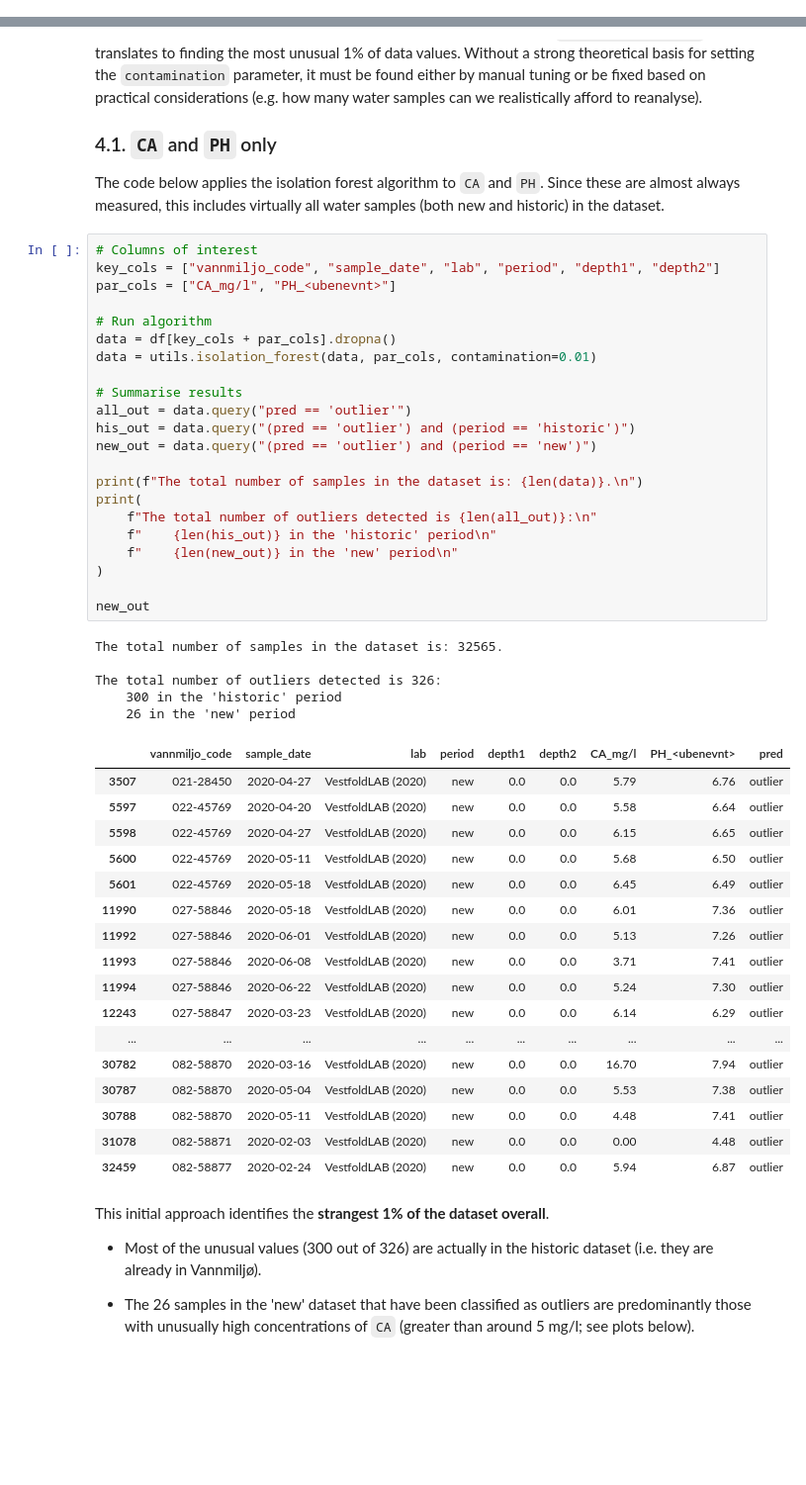
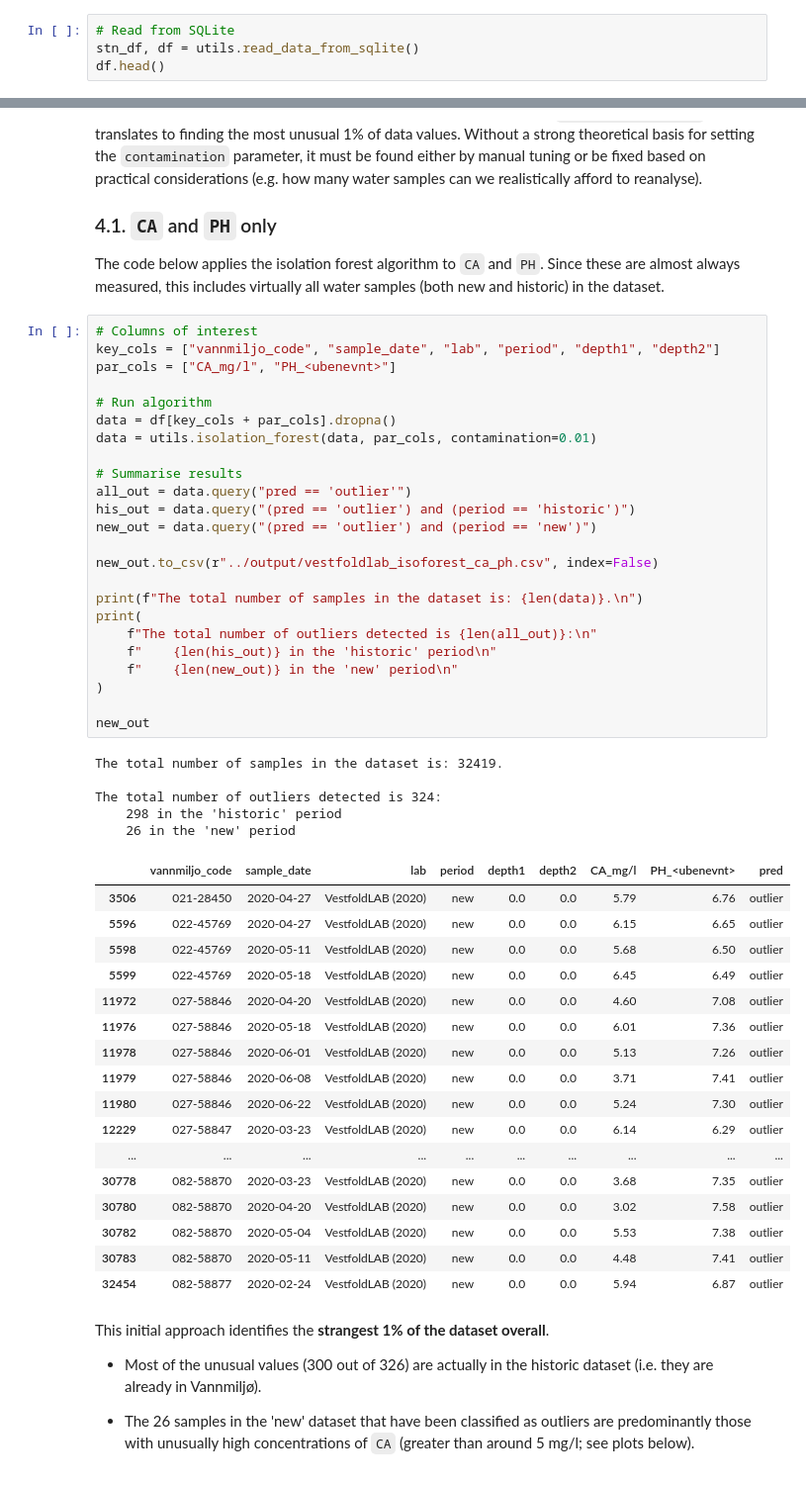
Before and after one commit to NIVANorge/tiltaksovervakingen, a Jupyter notebook: notebooks/03_outlier_detection.ipynb, the cells around one changed output, grey strips where cells are left out. Shown at 99% size. Cells and saved outputs as stored; diff of their text form; blank space fills up the shorter version.

```diff
--- a/notebooks/03_outlier_detection.ipynb
+++ b/notebooks/03_outlier_detection.ipynb
@@ -69,0 +27,4 @@ df.head()
+# %%
+# Read from SQLite
+stn_df, df = utils.read_data_from_sqlite()
+df.head()
@@ -121,48 +90,50 @@ The code below applies the isolation forest algorithm to `CA` and `PH`. Since th
 # %%
 # Columns of interest
 key_cols = ["vannmiljo_code", "sample_date", "lab", "period", "depth1", "depth2"]
 par_cols = ["CA_mg/l", "PH_<ubenevnt>"]
 
 # Run algorithm
 data = df[key_cols + par_cols].dropna()
 data = utils.isolation_forest(data, par_cols, contamination=0.01)
 
 # Summarise results
 all_out = data.query("pred == 'outlier'")
 his_out = data.query("(pred == 'outlier') and (period == 'historic')")
 new_out = data.query("(pred == 'outlier') and (period == 'new')")
 
+new_out.to_csv(r"../output/vestfoldlab_isoforest_ca_ph.csv", index=False)
+
 print(f"The total number of samples in the dataset is: {len(data)}.\n")
 print(
     f"The total number of outliers detected is {len(all_out)}:\n"
     f"    {len(his_out)} in the 'historic' period\n"
     f"    {len(new_out)} in the 'new' period\n"
 )
 
 new_out
 # %% [output]
-The total number of samples in the dataset is: 32565.
+The total number of samples in the dataset is: 32419.
 
-The total number of outliers detected is 326:
-    300 in the 'historic' period
+The total number of outliers detected is 324:
+    298 in the 'historic' period
     26 in the 'new' period
 |  | vannmiljo_code | sample_date | lab | period | depth1 | depth2 | CA_mg/l | PH_<ubenevnt> | pred |
-| 3507 | 021-28450 | 2020-04-27 | VestfoldLAB (2020) | new | 0.0 | 0.0 | 5.79 | 6.76 | outlier |
-| 5597 | 022-45769 | 2020-04-20 | VestfoldLAB (2020) | new | 0.0 | 0.0 | 5.58 | 6.64 | outlier |
-| 5598 | 022-45769 | 2020-04-27 | VestfoldLAB (2020) | new | 0.0 | 0.0 | 6.15 | 6.65 | outlier |
-| 5600 | 022-45769 | 2020-05-11 | VestfoldLAB (2020) | new | 0.0 | 0.0 | 5.68 | 6.50 | outlier |
-| 5601 | 022-45769 | 2020-05-18 | VestfoldLAB (2020) | new | 0.0 | 0.0 | 6.45 | 6.49 | outlier |
-| 11990 | 027-58846 | 2020-05-18 | VestfoldLAB (2020) | new | 0.0 | 0.0 | 6.01 | 7.36 | outlier |
-| 11992 | 027-58846 | 2020-06-01 | VestfoldLAB (2020) | new | 0.0 | 0.0 | 5.13 | 7.26 | outlier |
-| 11993 | 027-58846 | 2020-06-08 | VestfoldLAB (2020) | new | 0.0 | 0.0 | 3.71 | 7.41 | outlier |
-| 11994 | 027-58846 | 2020-06-22 | VestfoldLAB (2020) | new | 0.0 | 0.0 | 5.24 | 7.30 | outlier |
-| 12243 | 027-58847 | 2020-03-23 | VestfoldLAB (2020) | new | 0.0 | 0.0 | 6.14 | 6.29 | outlier |
+| 3506 | 021-28450 | 2020-04-27 | VestfoldLAB (2020) | new | 0.0 | 0.0 | 5.79 | 6.76 | outlier |
+| 5596 | 022-45769 | 2020-04-27 | VestfoldLAB (2020) | new | 0.0 | 0.0 | 6.15 | 6.65 | outlier |
+| 5598 | 022-45769 | 2020-05-11 | VestfoldLAB (2020) | new | 0.0 | 0.0 | 5.68 | 6.50 | outlier |
+| 5599 | 022-45769 | 2020-05-18 | VestfoldLAB (2020) | new | 0.0 | 0.0 | 6.45 | 6.49 | outlier |
+| 11972 | 027-58846 | 2020-04-20 | VestfoldLAB (2020) | new | 0.0 | 0.0 | 4.60 | 7.08 | outlier |
+| 11976 | 027-58846 | 2020-05-18 | VestfoldLAB (2020) | new | 0.0 | 0.0 | 6.01 | 7.36 | outlier |
+| 11978 | 027-58846 | 2020-06-01 | VestfoldLAB (2020) | new | 0.0 | 0.0 | 5.13 | 7.26 | outlier |
+| 11979 | 027-58846 | 2020-06-08 | VestfoldLAB (2020) | new | 0.0 | 0.0 | 3.71 | 7.41 | outlier |
+| 11980 | 027-58846 | 2020-06-22 | VestfoldLAB (2020) | new | 0.0 | 0.0 | 5.24 | 7.30 | outlier |
+| 12229 | 027-58847 | 2020-03-23 | VestfoldLAB (2020) | new | 0.0 | 0.0 | 6.14 | 6.29 | outlier |
 | ... | ... | ... | ... | ... | ... | ... | ... | ... | ... |
-| 30782 | 082-58870 | 2020-03-16 | VestfoldLAB (2020) | new | 0.0 | 0.0 | 16.70 | 7.94 | outlier |
-| 30787 | 082-58870 | 2020-05-04 | VestfoldLAB (2020) | new | 0.0 | 0.0 | 5.53 | 7.38 | outlier |
-| 30788 | 082-58870 | 2020-05-11 | VestfoldLAB (2020) | new | 0.0 | 0.0 | 4.48 | 7.41 | outlier |
-| 31078 | 082-58871 | 2020-02-03 | VestfoldLAB (2020) | new | 0.0 | 0.0 | 0.00 | 4.48 | outlier |
-| 32459 | 082-58877 | 2020-02-24 | VestfoldLAB (2020) | new | 0.0 | 0.0 | 5.94 | 6.87 | outlier |
+| 30778 | 082-58870 | 2020-03-23 | VestfoldLAB (2020) | new | 0.0 | 0.0 | 3.68 | 7.35 | outlier |
+| 30780 | 082-58870 | 2020-04-20 | VestfoldLAB (2020) | new | 0.0 | 0.0 | 3.02 | 7.58 | outlier |
+| 30782 | 082-58870 | 2020-05-04 | VestfoldLAB (2020) | new | 0.0 | 0.0 | 5.53 | 7.38 | outlier |
+| 30783 | 082-58870 | 2020-05-11 | VestfoldLAB (2020) | new | 0.0 | 0.0 | 4.48 | 7.41 | outlier |
+| 32454 | 082-58877 | 2020-02-24 | VestfoldLAB (2020) | new | 0.0 | 0.0 | 5.94 | 6.87 | outlier |
 # %% [markdown]
 This initial approach identifies the **strangest 1% of the dataset overall**.
 
```
Also changed, not shown: parts of 11 cells of this notebook, 19 other files.
